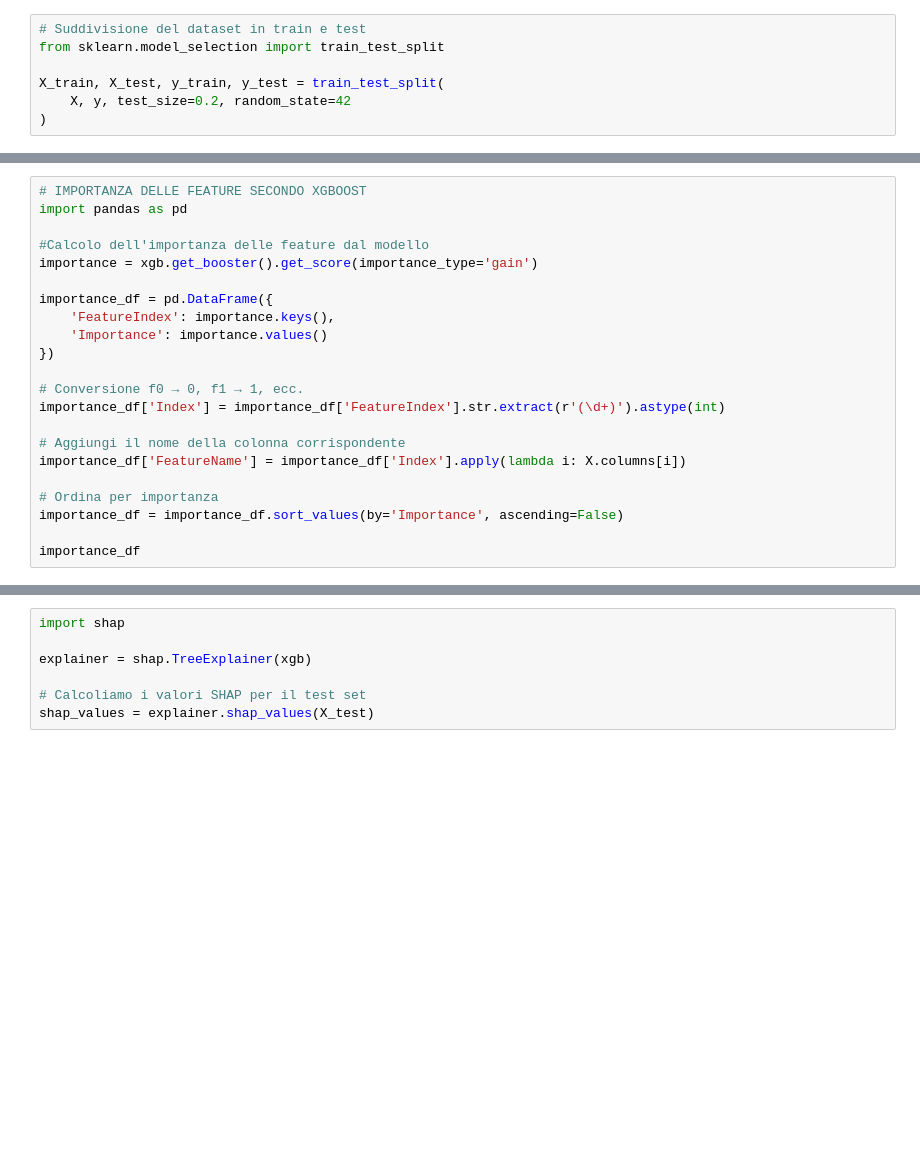
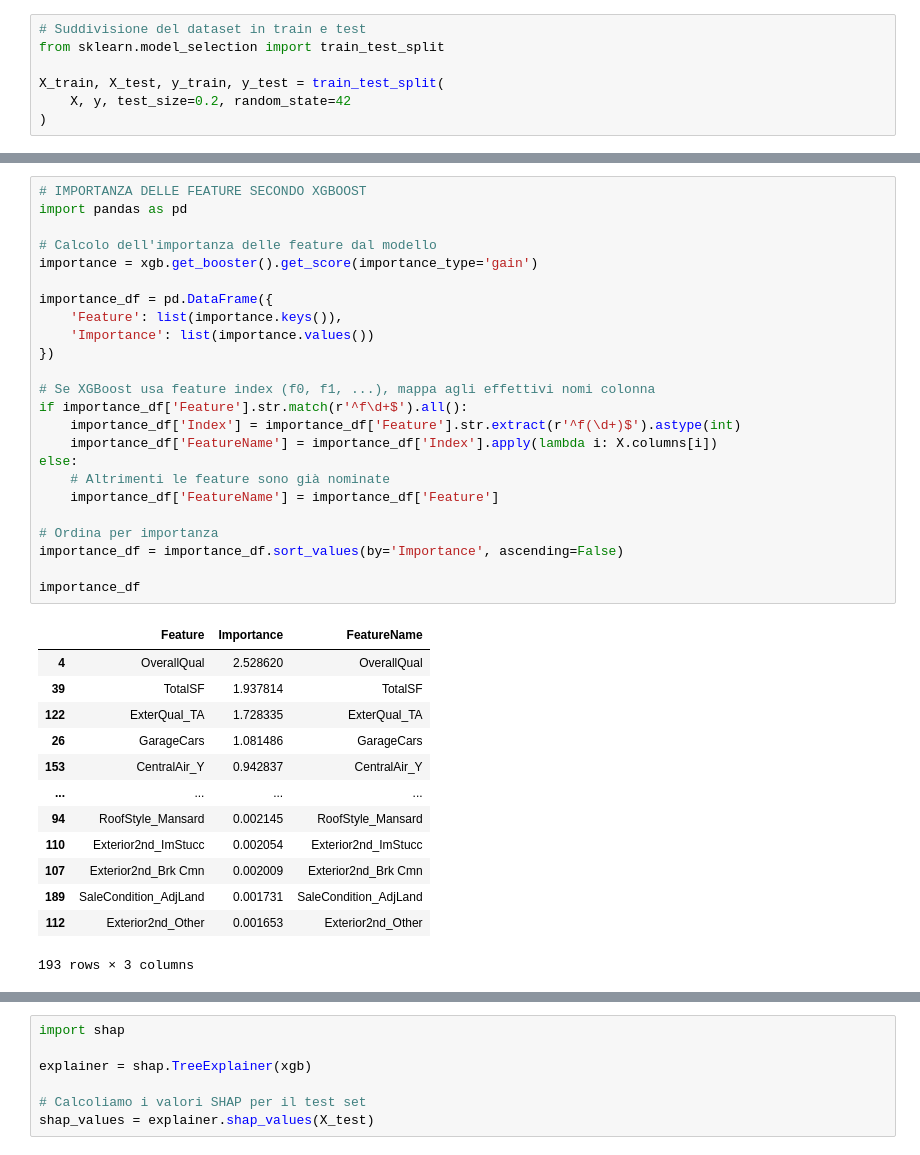
Before and after one commit to ludpotesta/PriceMyHouse, a Jupyter notebook: notebook/PriceMyHouse.ipynb, the cells around one changed output, grey strips where cells are left out. Drawn from its saved outputs; the diff is of its cells as text; blank space fills up the shorter version.

```diff
--- a/notebook/PriceMyHouse.ipynb
+++ b/notebook/PriceMyHouse.ipynb
@@ -247,25 +332,41 @@ true_price
 # %%
 # IMPORTANZA DELLE FEATURE SECONDO XGBOOST
 import pandas as pd
 
-#Calcolo dell'importanza delle feature dal modello
+# Calcolo dell'importanza delle feature dal modello
 importance = xgb.get_booster().get_score(importance_type='gain')
 
 importance_df = pd.DataFrame({
-    'FeatureIndex': importance.keys(),
-    'Importance': importance.values()
+    'Feature': list(importance.keys()),
+    'Importance': list(importance.values())
 })
 
-# Conversione f0 → 0, f1 → 1, ecc.
-importance_df['Index'] = importance_df['FeatureIndex'].str.extract(r'(\d+)').astype(int)
-
-# Aggiungi il nome della colonna corrispondente
-importance_df['FeatureName'] = importance_df['Index'].apply(lambda i: X.columns[i])
+# Se XGBoost usa feature index (f0, f1, ...), mappa agli effettivi nomi colonna
+if importance_df['Feature'].str.match(r'^f\d+$').all():
+    importance_df['Index'] = importance_df['Feature'].str.extract(r'^f(\d+)$').astype(int)
+    importance_df['FeatureName'] = importance_df['Index'].apply(lambda i: X.columns[i])
+else:
+    # Altrimenti le feature sono già nominate
+    importance_df['FeatureName'] = importance_df['Feature']
 
 # Ordina per importanza
 importance_df = importance_df.sort_values(by='Importance', ascending=False)
 
 importance_df
+# %% [output]
+|  | Feature | Importance | FeatureName |
+| 4 | OverallQual | 2.528620 | OverallQual |
+| 39 | TotalSF | 1.937814 | TotalSF |
+| 122 | ExterQual_TA | 1.728335 | ExterQual_TA |
+| 26 | GarageCars | 1.081486 | GarageCars |
+| 153 | CentralAir_Y | 0.942837 | CentralAir_Y |
+| ... | ... | ... | ... |
+| 94 | RoofStyle_Mansard | 0.002145 | RoofStyle_Mansard |
+| 110 | Exterior2nd_ImStucc | 0.002054 | Exterior2nd_ImStucc |
+| 107 | Exterior2nd_Brk Cmn | 0.002009 | Exterior2nd_Brk Cmn |
+| 189 | SaleCondition_AdjLand | 0.001731 | SaleCondition_AdjLand |
+| 112 | Exterior2nd_Other | 0.001653 | Exterior2nd_Other |
+193 rows × 3 columns
 # %%
 # GRAFICO DELLE TOP 20 FEATURE
 plt.figure(figsize=(10, 12))
```
Also changed, not shown: parts of 34 cells of this notebook, 3 other files.
